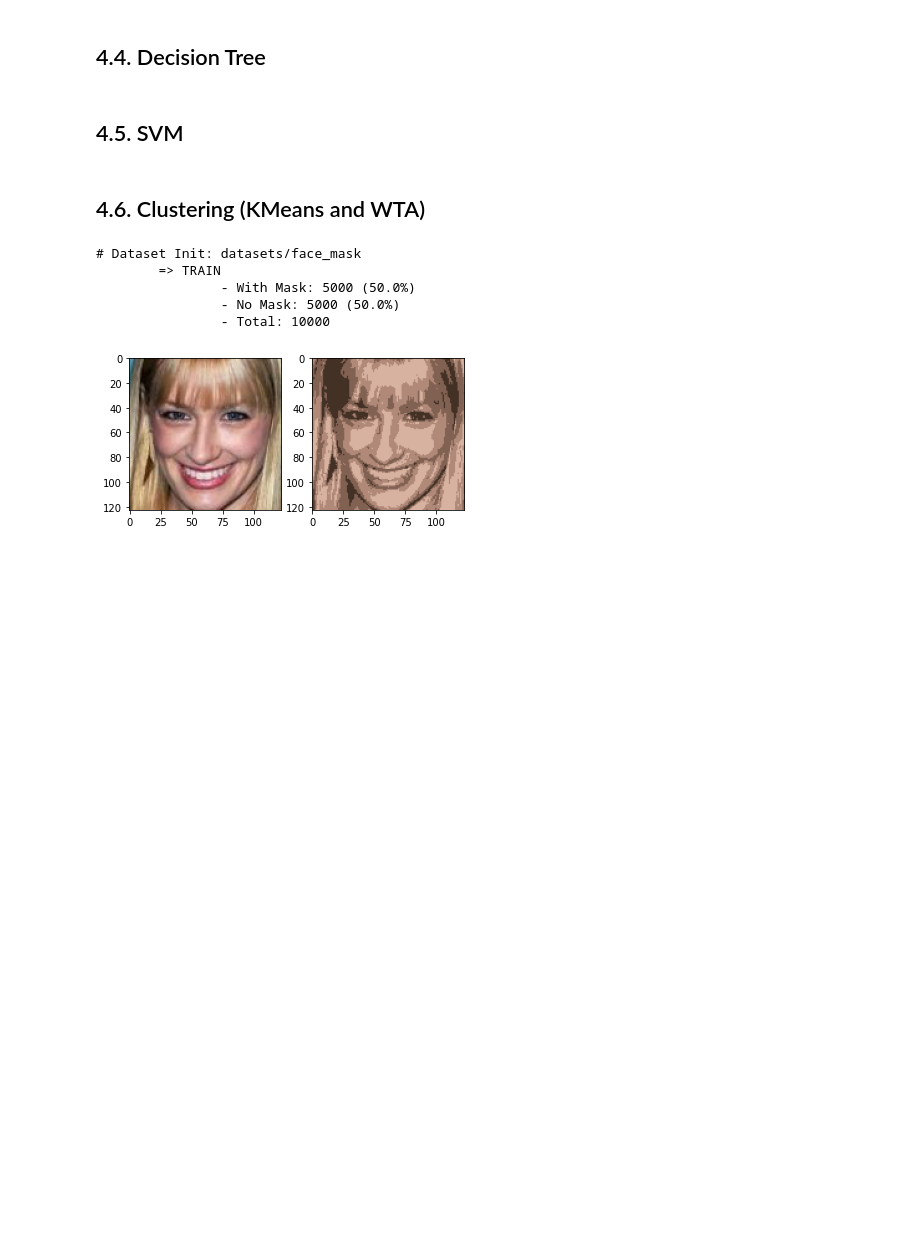
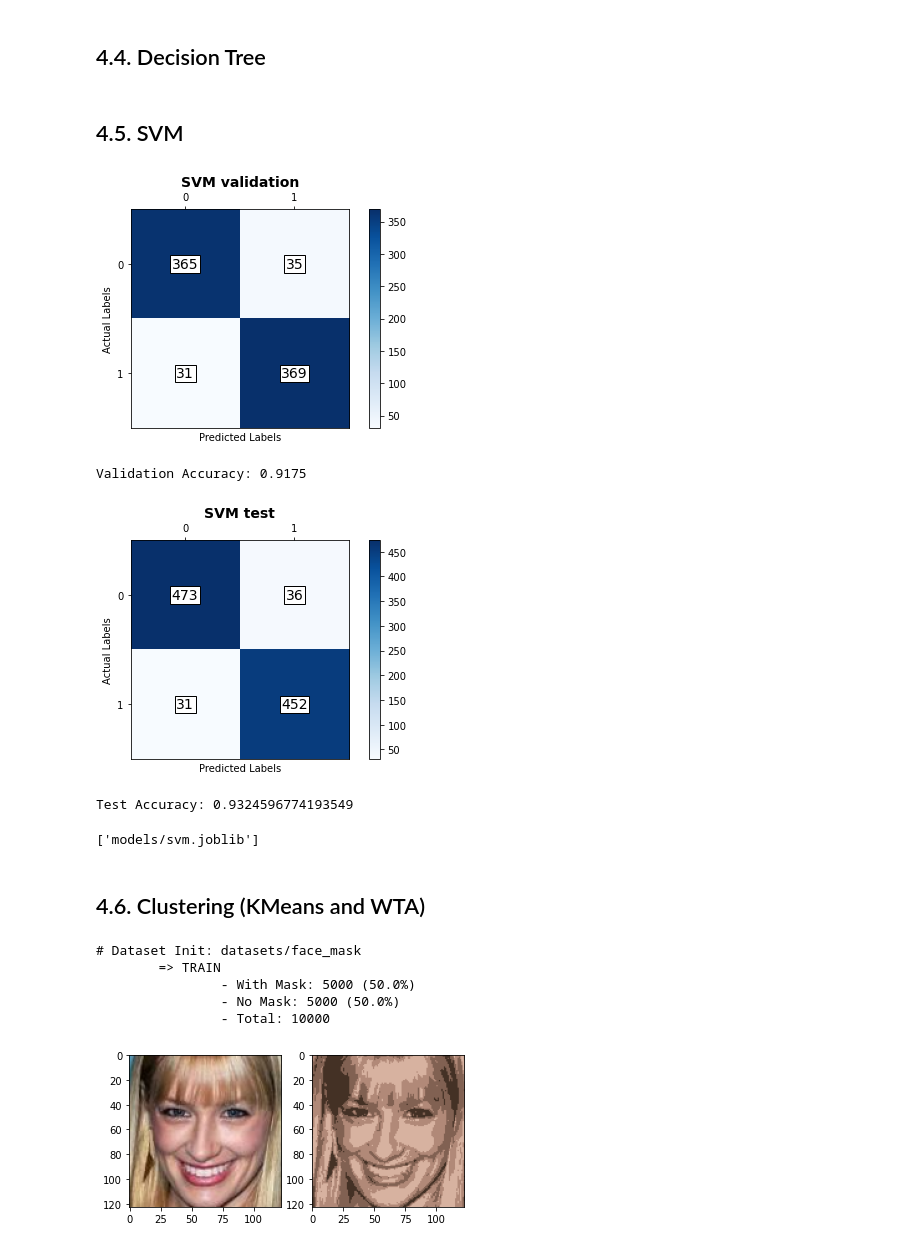
Before and after one commit to andreicozma1/CS522-TeamProject, a Jupyter notebook: main.ipynb, the cells around one changed output. Saved outputs shown, nothing was run; the diff lists cells and outputs as text; code cells hidden in the pictures; blank space fills up the shorter version.

Commit message:
added sklearn implementaiton

```diff
--- a/main.ipynb
+++ b/main.ipynb
@@ -656,6 +652,47 @@ GPU: NVidia RTX3070
 ## 4.4. Decision Tree
 # %% [markdown]
 ## 4.5. SVM
+# %%
+from joblib import dump, load
+from sklearn import svm
+from evaluation import *
+
+y_train = dataset_gray.train.y.argmax(axis=1).astype(int)
+y_val = dataset_gray.validation.y.argmax(axis=1).astype(int)
+y_test = dataset_gray.test.y.argmax(axis=1).astype(int)
+
+def train_svm():
+    clf = svm.SVC(kernel='rbf', gamma=0.001, C=100.)
+    clf.fit(X_train_gray_norm, y_train)
+    return clf
+def load_svm():
+    return load('models/svm.joblib')
+
+# clf = train_svm()
+clf = load_svm()
+
+y_validation_pred = clf.predict(X_validation_gray_norm)
+y_test_pred = clf.predict(X_test_gray_norm)
+
+_, val_acc = accuracy_score(y_val, y_validation_pred)
+_, test_acc = accuracy_score(y_test, y_test_pred)
+
+val_conf_mat = get_confusion_matrix(y_val, y_validation_pred,np.unique(y_val))
+test_conf_mat = get_confusion_matrix(y_test, y_test_pred,np.unique(y_test))
+
+plot_confusion_matrix(val_conf_mat, np.unique(y_val), "SVM validation", 'img/svm_validation.png')
+print('Validation Accuracy:', val_acc)
+plot_confusion_matrix(test_conf_mat, np.unique(y_test), "SVM test", 'img/svm_test.png')
+print('Test Accuracy:', test_acc)
+
+
+dump(clf, 'models/svm.joblib')
+# %% [output]
+[figure, added]
+Validation Accuracy: 0.9175
+[figure, added]
+Test Accuracy: 0.9324596774193549
+['models/svm.joblib']
 # %% [markdown]
 ## 4.6. Clustering (KMeans and WTA)
 # %%
```
Also changed, not shown: parts of 6 cells of this notebook, 6 other files.
